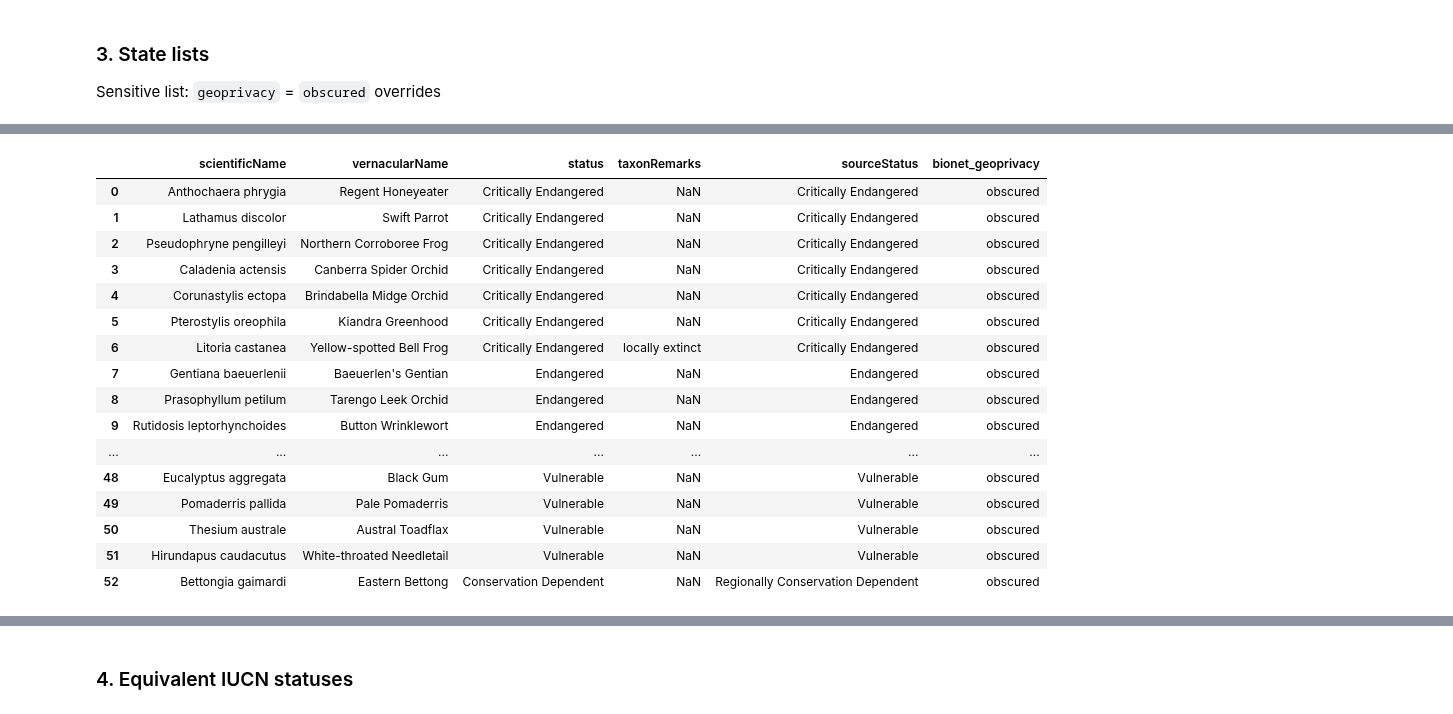
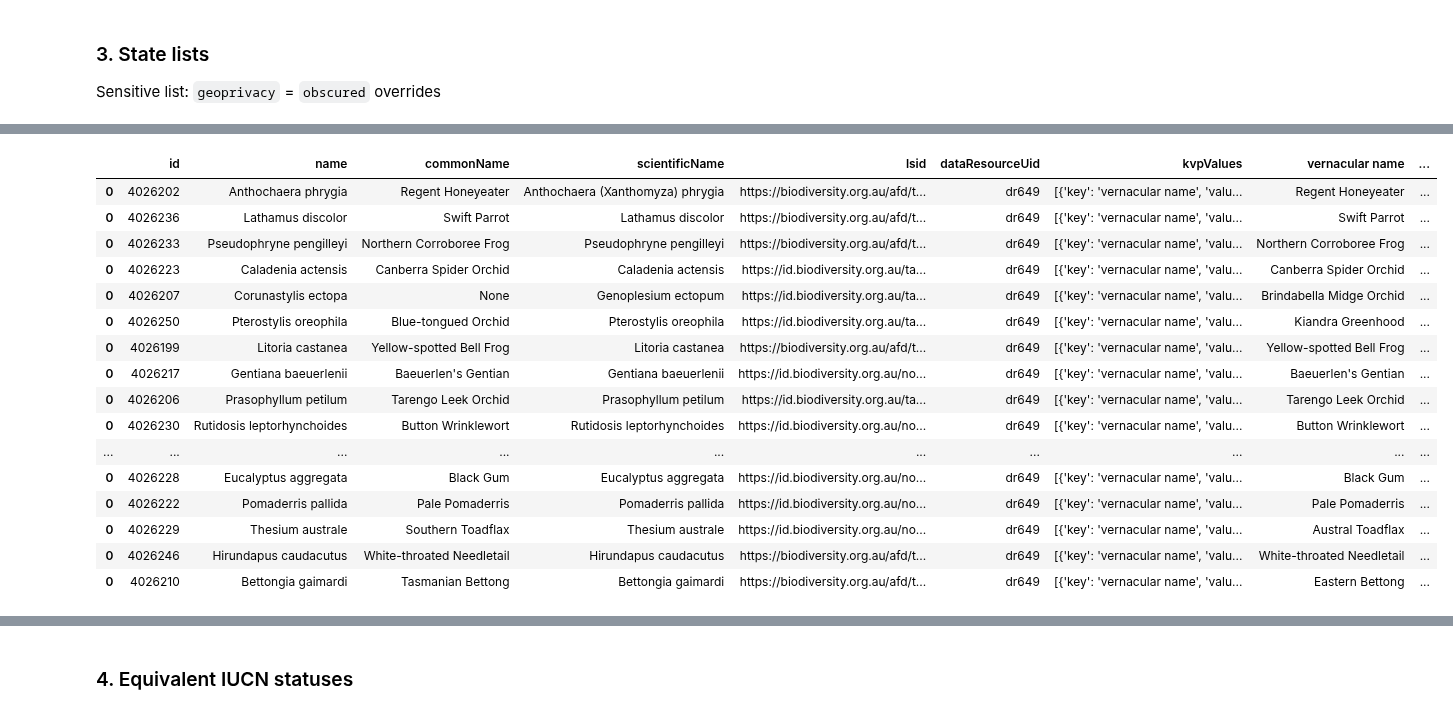
Before and after one commit to AtlasOfLivingAustralia/authoritative-lists, a Jupyter notebook: source-code/py-notebook/inaturalist-statuses/act.ipynb, the cells around one changed output, grey strips where cells are left out. Cells and saved outputs as stored; diff of their text form; code cells hidden in the pictures.

```diff
--- a/source-code/py-notebook/inaturalist-statuses/act.ipynb
+++ b/source-code/py-notebook/inaturalist-statuses/act.ipynb
@@ -124,25 +131,26 @@ sensitivelist
 # %%
-conservationlist = pd.read_csv(listdir + "conservation-lists/ACT-conservation.csv")  # ACT conservation list
+conservationlist = lf.download_ala_list("https://lists.ala.org.au/ws/speciesListItems/dr649?max=10000&includeKVP=true")
+conservationlist = lf.kvp_to_columns(conservationlist)
 conservationlist['scientificName'] = conservationlist['scientificName'].str.replace('subsp. ', '', regex=False)
 # conservationlist = conservationlist.rename(columns={'taxonID':'bionetTaxonID'})
 # conservationlist['bionet_geoprivacy'] = conservationlist['sensitivityClass'].apply(gpcondition)
 conservationlist['bionet_geoprivacy'] = 'obscured'
 conservationlist
 # %% [output]
-|  | scientificName | vernacularName | status | taxonRemarks | sourceStatus | bionet_geoprivacy |
-| 0 | Anthochaera phrygia | Regent Honeyeater | Critically Endangered | NaN | Critically Endangered | obscured |
-| 1 | Lathamus discolor | Swift Parrot | Critically Endangered | NaN | Critically Endangered | obscured |
-| 2 | Pseudophryne pengilleyi | Northern Corroboree Frog | Critically Endangered | NaN | Critically Endangered | obscured |
-| 3 | Caladenia actensis | Canberra Spider Orchid | Critically Endangered | NaN | Critically Endangered | obscured |
-| 4 | Corunastylis ectopa | Brindabella Midge Orchid | Critically Endangered | NaN | Critically Endangered | obscured |
-| 5 | Pterostylis oreophila | Kiandra Greenhood | Critically Endangered | NaN | Critically Endangered | obscured |
-| 6 | Litoria castanea | Yellow-spotted Bell Frog | Critically Endangered | locally extinct | Critically Endangered | obscured |
-| 7 | Gentiana baeuerlenii | Baeuerlen's Gentian | Endangered | NaN | Endangered | obscured |
-| 8 | Prasophyllum petilum | Tarengo Leek Orchid | Endangered | NaN | Endangered | obscured |
-| 9 | Rutidosis leptorhynchoides | Button Wrinklewort | Endangered | NaN | Endangered | obscured |
-| ... | ... | ... | ... | ... | ... | ... |
-| 48 | Eucalyptus aggregata | Black Gum | Vulnerable | NaN | Vulnerable | obscured |
-| 49 | Pomaderris pallida | Pale Pomaderris | Vulnerable | NaN | Vulnerable | obscured |
-| 50 | Thesium australe | Austral Toadflax | Vulnerable | NaN | Vulnerable | obscured |
-| 51 | Hirundapus caudacutus | White-throated Needletail | Vulnerable | NaN | Vulnerable | obscured |
-| 52 | Bettongia gaimardi | Eastern Bettong | Conservation Dependent | NaN | Regionally Conservation Dependent | obscured |
+|  | id | name | commonName | scientificName | lsid | dataResourceUid | kvpValues | vernacular name | ... |
+| 0 | 4026202 | Anthochaera phrygia | Regent Honeyeater | Anthochaera (Xanthomyza) phrygia | https://biodiversity.org.au/afd/t... | dr649 | [{'key': 'vernacular name', 'valu... | Regent Honeyeater | ... |
+| 0 | 4026236 | Lathamus discolor | Swift Parrot | Lathamus discolor | https://biodiversity.org.au/afd/t... | dr649 | [{'key': 'vernacular name', 'valu... | Swift Parrot | ... |
+| 0 | 4026233 | Pseudophryne pengilleyi | Northern Corroboree Frog | Pseudophryne pengilleyi | https://biodiversity.org.au/afd/t... | dr649 | [{'key': 'vernacular name', 'valu... | Northern Corroboree Frog | ... |
+| 0 | 4026223 | Caladenia actensis | Canberra Spider Orchid | Caladenia actensis | https://id.biodiversity.org.au/ta... | dr649 | [{'key': 'vernacular name', 'valu... | Canberra Spider Orchid | ... |
+| 0 | 4026207 | Corunastylis ectopa | None | Genoplesium ectopum | https://id.biodiversity.org.au/ta... | dr649 | [{'key': 'vernacular name', 'valu... | Brindabella Midge Orchid | ... |
+| 0 | 4026250 | Pterostylis oreophila | Blue-tongued Orchid | Pterostylis oreophila | https://id.biodiversity.org.au/ta... | dr649 | [{'key': 'vernacular name', 'valu... | Kiandra Greenhood | ... |
+| 0 | 4026199 | Litoria castanea | Yellow-spotted Bell Frog | Litoria castanea | https://biodiversity.org.au/afd/t... | dr649 | [{'key': 'vernacular name', 'valu... | Yellow-spotted Bell Frog | ... |
+| 0 | 4026217 | Gentiana baeuerlenii | Baeuerlen's Gentian | Gentiana baeuerlenii | https://id.biodiversity.org.au/no... | dr649 | [{'key': 'vernacular name', 'valu... | Baeuerlen's Gentian | ... |
+| 0 | 4026206 | Prasophyllum petilum | Tarengo Leek Orchid | Prasophyllum petilum | https://id.biodiversity.org.au/ta... | dr649 | [{'key': 'vernacular name', 'valu... | Tarengo Leek Orchid | ... |
+| 0 | 4026230 | Rutidosis leptorhynchoides | Button Wrinklewort | Rutidosis leptorhynchoides | https://id.biodiversity.org.au/no... | dr649 | [{'key': 'vernacular name', 'valu... | Button Wrinklewort | ... |
+| ... | ... | ... | ... | ... | ... | ... | ... | ... | ... |
+| 0 | 4026228 | Eucalyptus aggregata | Black Gum | Eucalyptus aggregata | https://id.biodiversity.org.au/no... | dr649 | [{'key': 'vernacular name', 'valu... | Black Gum | ... |
+| 0 | 4026222 | Pomaderris pallida | Pale Pomaderris | Pomaderris pallida | https://id.biodiversity.org.au/no... | dr649 | [{'key': 'vernacular name', 'valu... | Pale Pomaderris | ... |
+| 0 | 4026229 | Thesium australe | Southern Toadflax | Thesium australe | https://id.biodiversity.org.au/no... | dr649 | [{'key': 'vernacular name', 'valu... | Austral Toadflax | ... |
+| 0 | 4026246 | Hirundapus caudacutus | White-throated Needletail | Hirundapus caudacutus | https://biodiversity.org.au/afd/t... | dr649 | [{'key': 'vernacular name', 'valu... | White-throated Needletail | ... |
+| 0 | 4026210 | Bettongia gaimardi | Tasmanian Bettong | Bettongia gaimardi | https://biodiversity.org.au/afd/t... | dr649 | [{'key': 'vernacular name', 'valu... | Eastern Bettong | ... |
```
Also changed, not shown: parts of 15 cells of this notebook, 3 other files.
